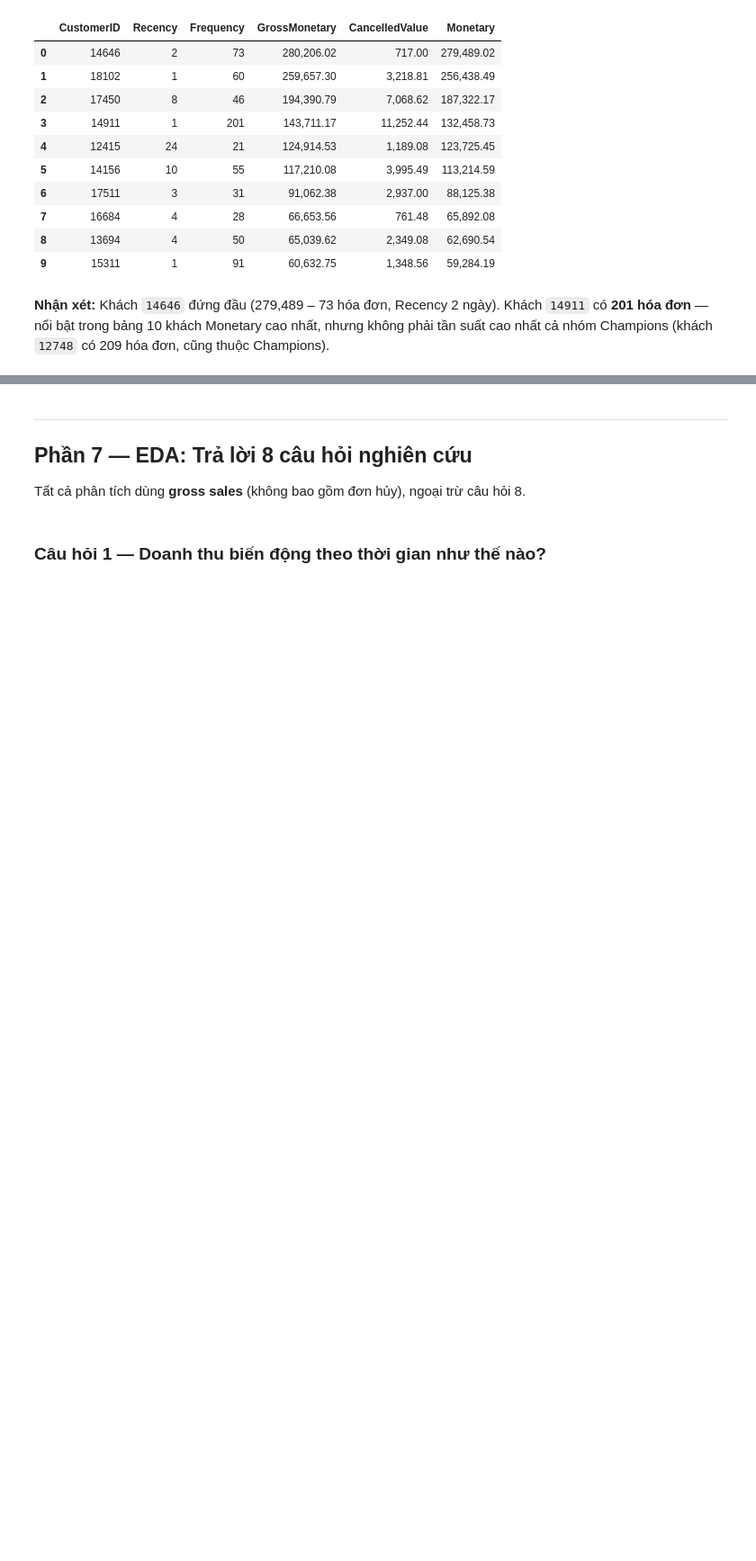
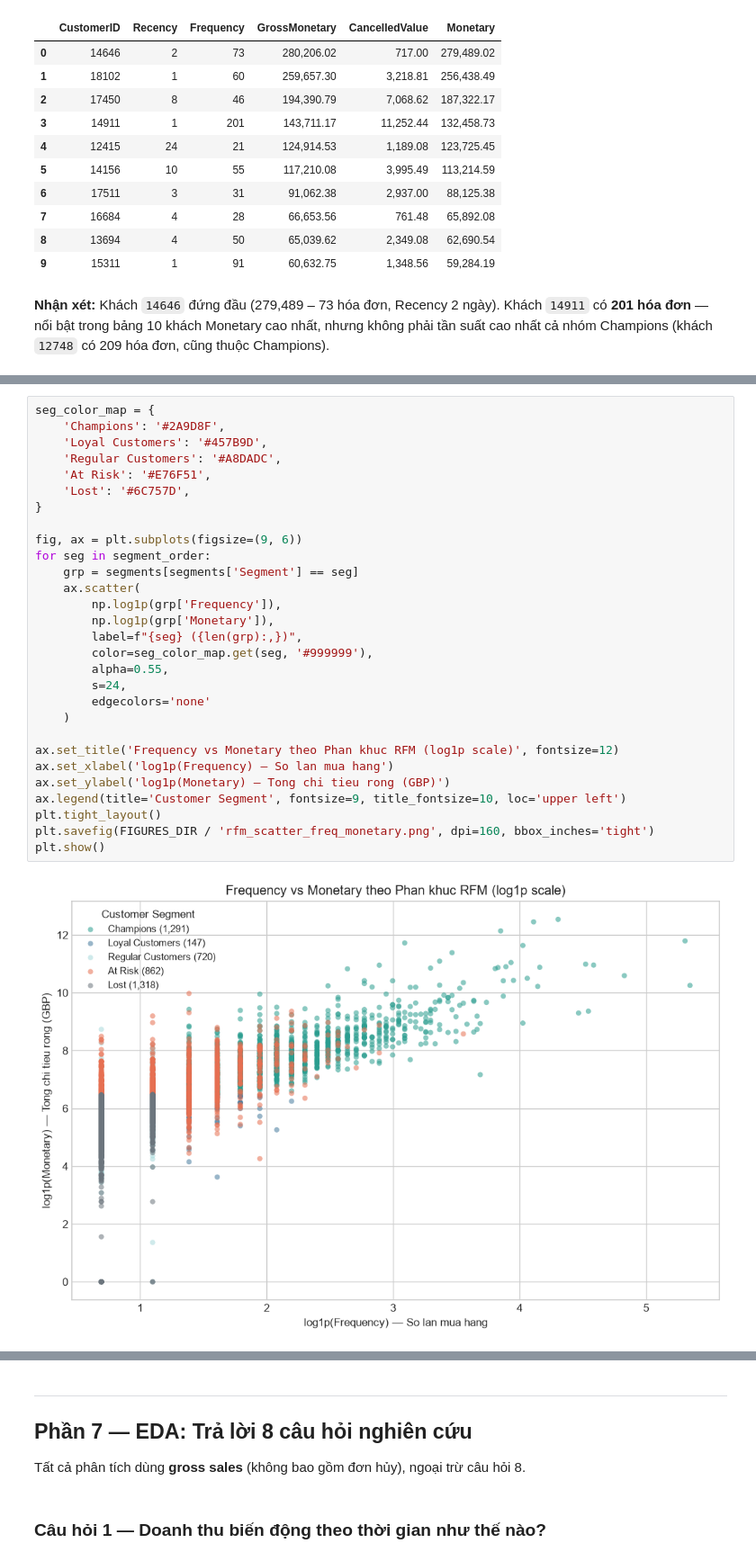
Before and after one commit to Dungduog/retail-analytics-project, a Jupyter notebook: notebooks/eda_retail_analysis.ipynb, the cells around one changed output, grey strips where cells are left out. Shown at 90% size. Saved outputs shown, nothing was run; the diff lists cells and outputs as text; blank space fills up the shorter version.

```diff
--- a/notebooks/eda_retail_analysis.ipynb
+++ b/notebooks/eda_retail_analysis.ipynb
@@ -438,0 +481,31 @@ top_champ
+# %%
+seg_color_map = {
+    'Champions': '#2A9D8F',
+    'Loyal Customers': '#457B9D',
+    'Regular Customers': '#A8DADC',
+    'At Risk': '#E76F51',
+    'Lost': '#6C757D',
+}
+
+fig, ax = plt.subplots(figsize=(9, 6))
+for seg in segment_order:
+    grp = segments[segments['Segment'] == seg]
+    ax.scatter(
+        np.log1p(grp['Frequency']),
+        np.log1p(grp['Monetary']),
+        label=f"{seg} ({len(grp):,})",
+        color=seg_color_map.get(seg, '#999999'),
+        alpha=0.55,
+        s=24,
+        edgecolors='none'
+    )
+
+ax.set_title('Frequency vs Monetary theo Phan khuc RFM (log1p scale)', fontsize=12)
+ax.set_xlabel('log1p(Frequency) — So lan mua hang')
+ax.set_ylabel('log1p(Monetary) — Tong chi tieu rong (GBP)')
+ax.legend(title='Customer Segment', fontsize=9, title_fontsize=10, loc='upper left')
+plt.tight_layout()
+plt.savefig(FIGURES_DIR / 'rfm_scatter_freq_monetary.png', dpi=160, bbox_inches='tight')
+plt.show()
+# %% [output]
+[figure, added]
```
Also changed, not shown: parts of 26 cells of this notebook, 2 other files.
